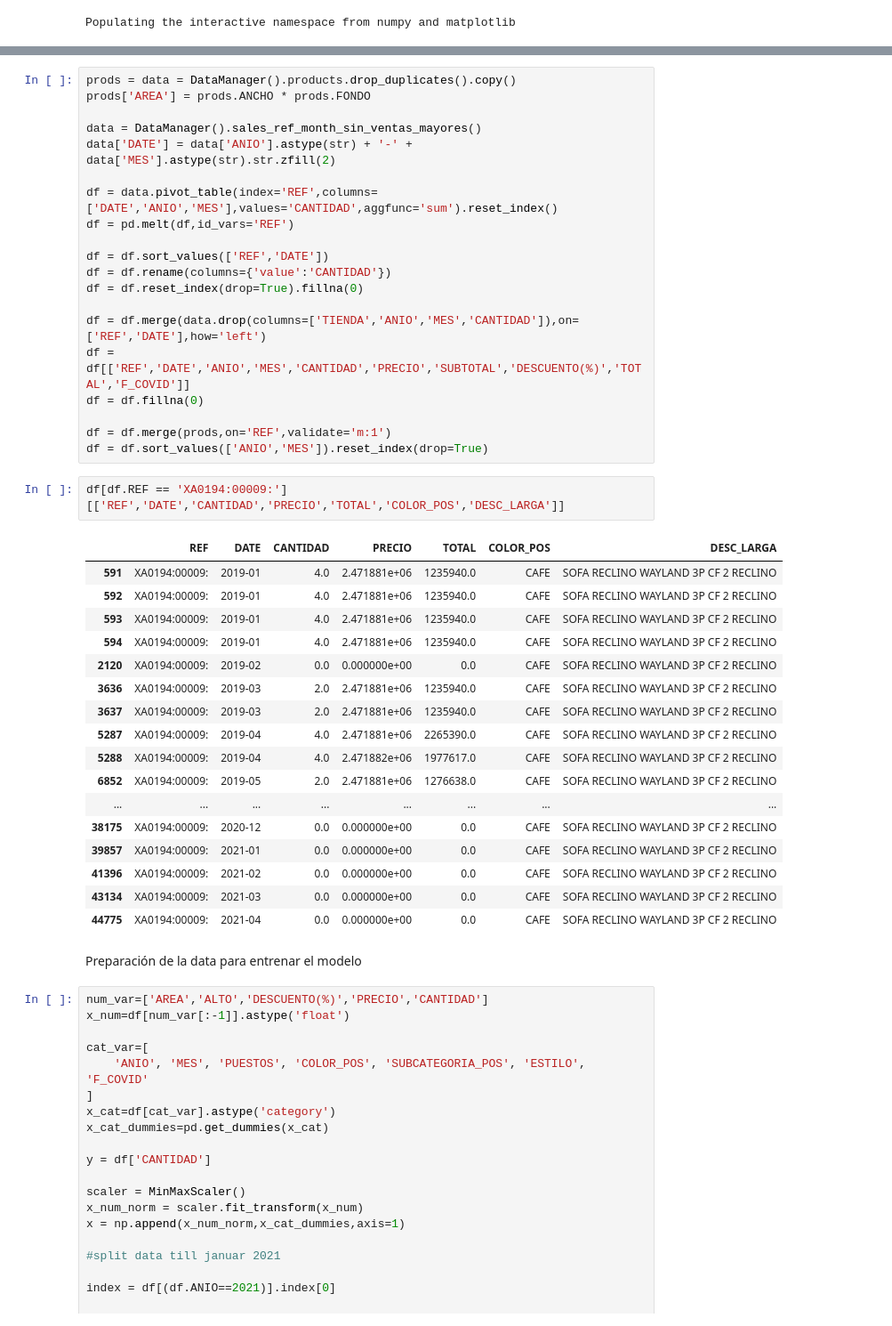
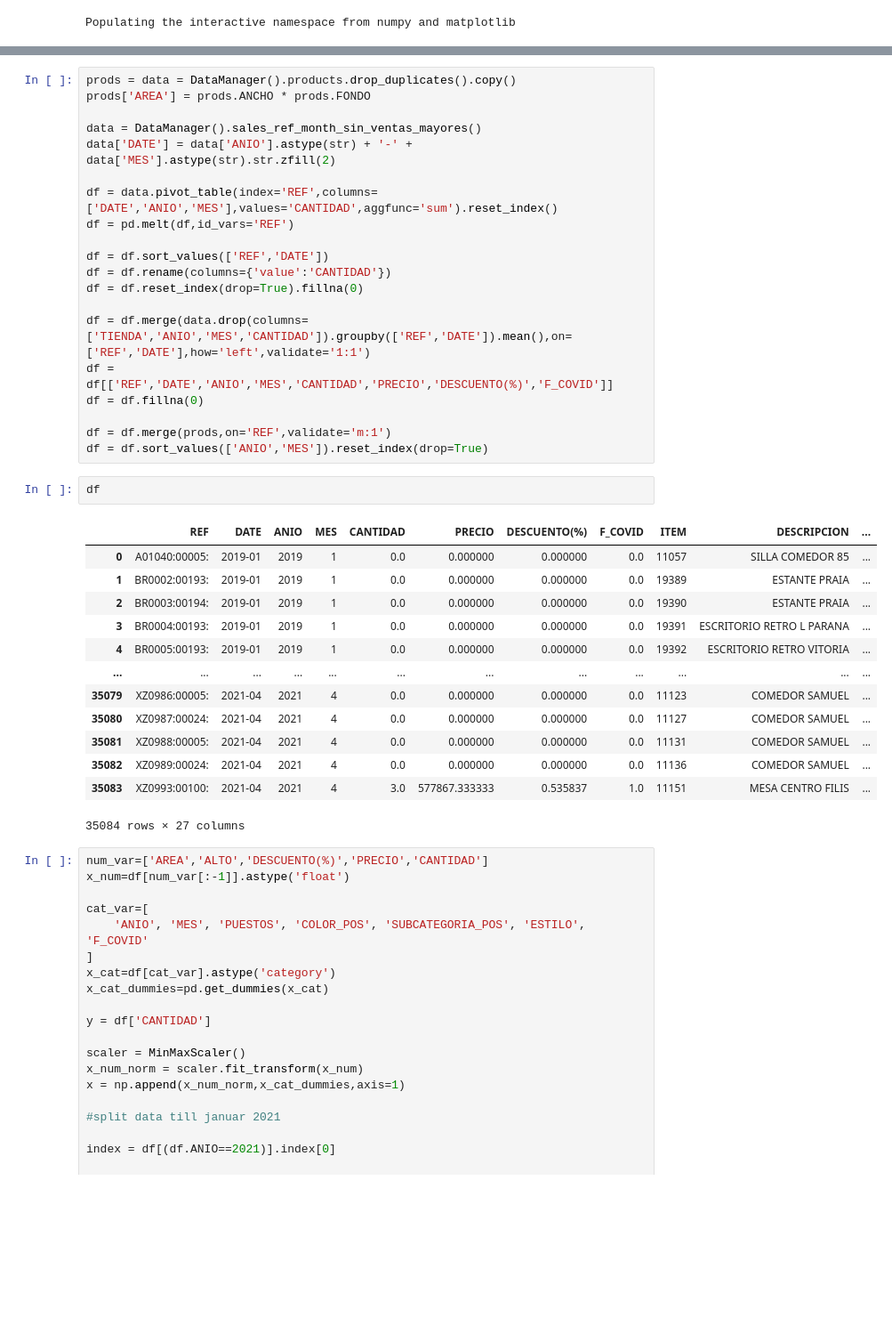
Before and after one commit to JuanMaVelezPa/DS4A_Project, a Jupyter notebook: ModelTest.ipynb, the cells around one changed output, grey strips where cells are left out. Shown at 89% size. Saved outputs shown, nothing was run; the diff lists cells and outputs as text; blank space fills up the shorter version.

```diff
--- a/ModelTest.ipynb
+++ b/ModelTest.ipynb
@@ -29,34 +26,28 @@ df = df.sort_values(['REF','DATE'])
 df = df.rename(columns={'value':'CANTIDAD'})
 df = df.reset_index(drop=True).fillna(0)
 
-df = df.merge(data.drop(columns=['TIENDA','ANIO','MES','CANTIDAD']),on=['REF','DATE'],how='left')
-df = df[['REF','DATE','ANIO','MES','CANTIDAD','PRECIO','SUBTOTAL','DESCUENTO(%)','TOTAL','F_COVID']]
+df = df.merge(data.drop(columns=['TIENDA','ANIO','MES','CANTIDAD']).groupby(['REF','DATE']).mean(),on=['REF','DATE'],how='left',validate='1:1')
+df = df[['REF','DATE','ANIO','MES','CANTIDAD','PRECIO','DESCUENTO(%)','F_COVID']]
 df = df.fillna(0)
 
 df = df.merge(prods,on='REF',validate='m:1')
 df = df.sort_values(['ANIO','MES']).reset_index(drop=True)
-# %%
-df[df.REF == 'XA0194:00009:'][['REF','DATE','CANTIDAD','PRECIO','TOTAL','COLOR_POS','DESC_LARGA']]
-# %% [output]
-|  | REF | DATE | CANTIDAD | PRECIO | TOTAL | COLOR_POS | DESC_LARGA |
-| 591 | XA0194:00009: | 2019-01 | 4.0 | 2.471881e+06 | 1235940.0 | CAFE | SOFA RECLINO WAYLAND 3P CF 2 RECLINO |
-| 592 | XA0194:00009: | 2019-01 | 4.0 | 2.471881e+06 | 1235940.0 | CAFE | SOFA RECLINO WAYLAND 3P CF 2 RECLINO |
-| 593 | XA0194:00009: | 2019-01 | 4.0 | 2.471881e+06 | 1235940.0 | CAFE | SOFA RECLINO WAYLAND 3P CF 2 RECLINO |
-| 594 | XA0194:00009: | 2019-01 | 4.0 | 2.471881e+06 | 1235940.0 | CAFE | SOFA RECLINO WAYLAND 3P CF 2 RECLINO |
-| 2120 | XA0194:00009: | 2019-02 | 0.0 | 0.000000e+00 | 0.0 | CAFE | SOFA RECLINO WAYLAND 3P CF 2 RECLINO |
-| 3636 | XA0194:00009: | 2019-03 | 2.0 | 2.471881e+06 | 1235940.0 | CAFE | SOFA RECLINO WAYLAND 3P CF 2 RECLINO |
-| 3637 | XA0194:00009: | 2019-03 | 2.0 | 2.471881e+06 | 1235940.0 | CAFE | SOFA RECLINO WAYLAND 3P CF 2 RECLINO |
-| 5287 | XA0194:00009: | 2019-04 | 4.0 | 2.471881e+06 | 2265390.0 | CAFE | SOFA RECLINO WAYLAND 3P CF 2 RECLINO |
-| 5288 | XA0194:00009: | 2019-04 | 4.0 | 2.471882e+06 | 1977617.0 | CAFE | SOFA RECLINO WAYLAND 3P CF 2 RECLINO |
-| 6852 | XA0194:00009: | 2019-05 | 2.0 | 2.471881e+06 | 1276638.0 | CAFE | SOFA RECLINO WAYLAND 3P CF 2 RECLINO |
-| ... | ... | ... | ... | ... | ... | ... | ... |
-| 38175 | XA0194:00009: | 2020-12 | 0.0 | 0.000000e+00 | 0.0 | CAFE | SOFA RECLINO WAYLAND 3P CF 2 RECLINO |
-| 39857 | XA0194:00009: | 2021-01 | 0.0 | 0.000000e+00 | 0.0 | CAFE | SOFA RECLINO WAYLAND 3P CF 2 RECLINO |
-| 41396 | XA0194:00009: | 2021-02 | 0.0 | 0.000000e+00 | 0.0 | CAFE | SOFA RECLINO WAYLAND 3P CF 2 RECLINO |
-| 43134 | XA0194:00009: | 2021-03 | 0.0 | 0.000000e+00 | 0.0 | CAFE | SOFA RECLINO WAYLAND 3P CF 2 RECLINO |
-| 44775 | XA0194:00009: | 2021-04 | 0.0 | 0.000000e+00 | 0.0 | CAFE | SOFA RECLINO WAYLAND 3P CF 2 RECLINO |
-# %% [markdown]
-Preparación de la data para entrenar el modelo
+# %%
+df
+# %% [output]
+|  | REF | DATE | ANIO | MES | CANTIDAD | PRECIO | DESCUENTO(%) | F_COVID | ITEM | DESCRIPCION | ... |
+| 0 | A01040:00005: | 2019-01 | 2019 | 1 | 0.0 | 0.000000 | 0.000000 | 0.0 | 11057 | SILLA COMEDOR 85 | ... |
+| 1 | BR0002:00193: | 2019-01 | 2019 | 1 | 0.0 | 0.000000 | 0.000000 | 0.0 | 19389 | ESTANTE PRAIA | ... |
+| 2 | BR0003:00194: | 2019-01 | 2019 | 1 | 0.0 | 0.000000 | 0.000000 | 0.0 | 19390 | ESTANTE PRAIA | ... |
+| 3 | BR0004:00193: | 2019-01 | 2019 | 1 | 0.0 | 0.000000 | 0.000000 | 0.0 | 19391 | ESCRITORIO RETRO L PARANA | ... |
+| 4 | BR0005:00193: | 2019-01 | 2019 | 1 | 0.0 | 0.000000 | 0.000000 | 0.0 | 19392 | ESCRITORIO RETRO VITORIA | ... |
+| ... | ... | ... | ... | ... | ... | ... | ... | ... | ... | ... | ... |
+| 35079 | XZ0986:00005: | 2021-04 | 2021 | 4 | 0.0 | 0.000000 | 0.000000 | 0.0 | 11123 | COMEDOR SAMUEL | ... |
+| 35080 | XZ0987:00024: | 2021-04 | 2021 | 4 | 0.0 | 0.000000 | 0.000000 | 0.0 | 11127 | COMEDOR SAMUEL | ... |
+| 35081 | XZ0988:00005: | 2021-04 | 2021 | 4 | 0.0 | 0.000000 | 0.000000 | 0.0 | 11131 | COMEDOR SAMUEL | ... |
+| 35082 | XZ0989:00024: | 2021-04 | 2021 | 4 | 0.0 | 0.000000 | 0.000000 | 0.0 | 11136 | COMEDOR SAMUEL | ... |
+| 35083 | XZ0993:00100: | 2021-04 | 2021 | 4 | 3.0 | 577867.333333 | 0.535837 | 1.0 | 11151 | MESA CENTRO FILIS | ... |
+35084 rows × 27 columns
 # %%
 num_var=['AREA','ALTO','DESCUENTO(%)','PRECIO','CANTIDAD']
 x_num=df[num_var[:-1]].astype('float')
```
Also changed, not shown: parts of 9 cells of this notebook, 6 other files.
